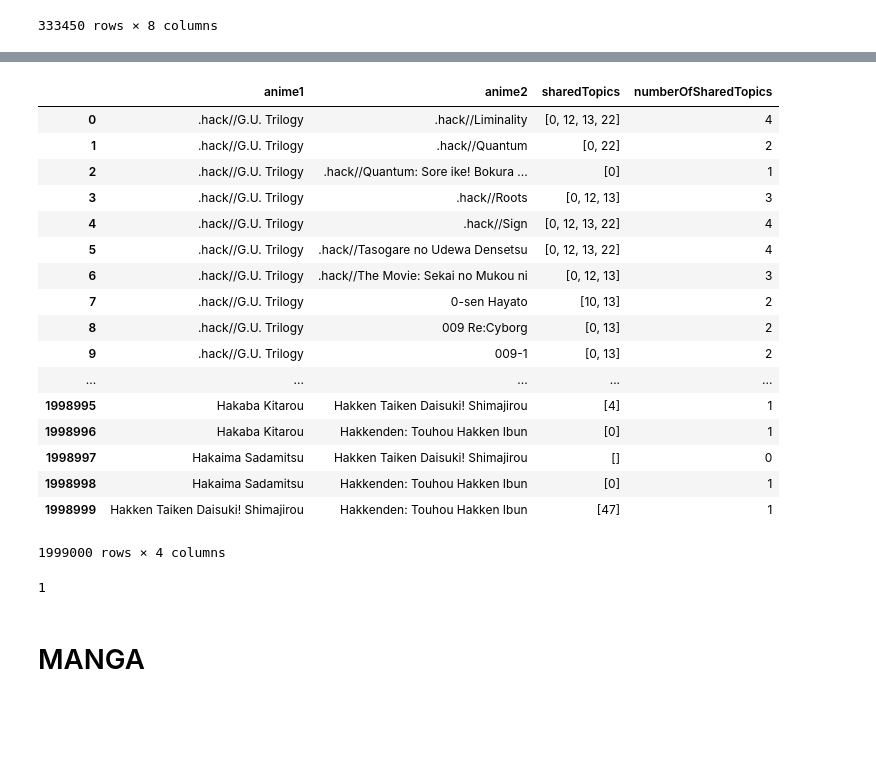
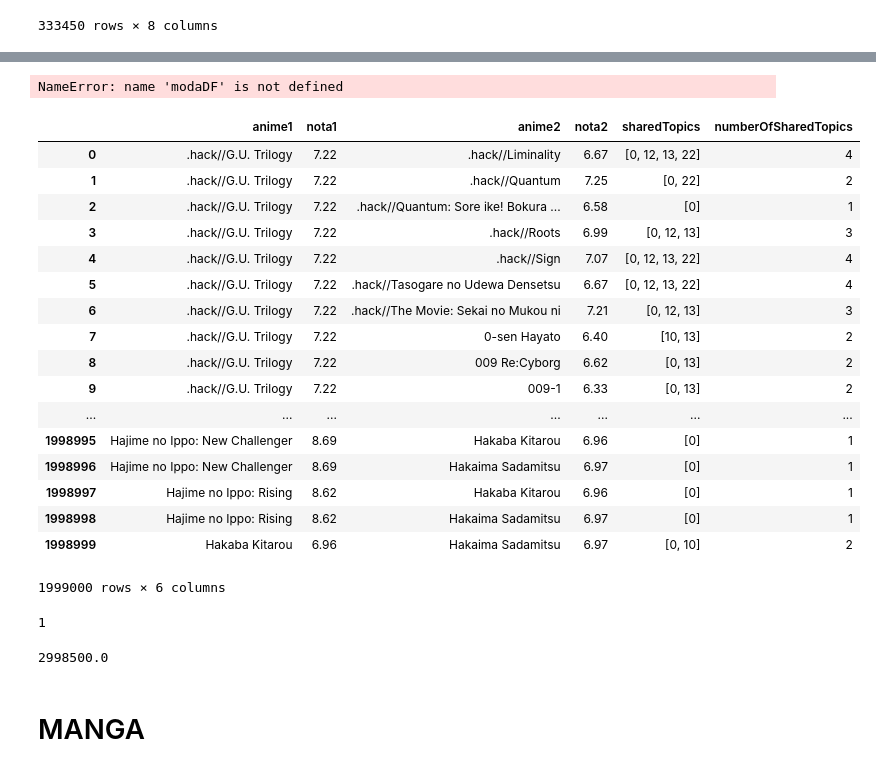
Before and after one commit to juanjorgegarcia/MAL-Social-Network-Analysis, a Jupyter notebook: Untitled.ipynb, the cells around one changed output, grey strips where cells are left out. Cells and saved outputs as stored; diff of their text form; code cells hidden in the pictures; blank space fills up the shorter version.

```diff
--- a/Untitled.ipynb
+++ b/Untitled.ipynb
@@ -141,24 +132,3 @@ for i in df2.iterrows():
 #             print(data)
             x.append(data)
 modaDF = pd.DataFrame(x)
-# %%
-modaDF
-# %% [output]
-|  | anime1 | anime2 | sharedTopics | numberOfSharedTopics |
-| 0 | .hack//G.U. Trilogy | .hack//Liminality | [0, 12, 13, 22] | 4 |
-| 1 | .hack//G.U. Trilogy | .hack//Quantum | [0, 22] | 2 |
-| 2 | .hack//G.U. Trilogy | .hack//Quantum: Sore ike! Bokura ... | [0] | 1 |
-| 3 | .hack//G.U. Trilogy | .hack//Roots | [0, 12, 13] | 3 |
-| 4 | .hack//G.U. Trilogy | .hack//Sign | [0, 12, 13, 22] | 4 |
-| 5 | .hack//G.U. Trilogy | .hack//Tasogare no Udewa Densetsu | [0, 12, 13, 22] | 4 |
-| 6 | .hack//G.U. Trilogy | .hack//The Movie: Sekai no Mukou ni | [0, 12, 13] | 3 |
-| 7 | .hack//G.U. Trilogy | 0-sen Hayato | [10, 13] | 2 |
-| 8 | .hack//G.U. Trilogy | 009 Re:Cyborg | [0, 13] | 2 |
-| 9 | .hack//G.U. Trilogy | 009-1 | [0, 13] | 2 |
-| ... | ... | ... | ... | ... |
-| 1998995 | Hakaba Kitarou | Hakken Taiken Daisuki! Shimajirou | [4] | 1 |
-| 1998996 | Hakaba Kitarou | Hakkenden: Touhou Hakken Ibun | [0] | 1 |
-| 1998997 | Hakaima Sadamitsu | Hakken Taiken Daisuki! Shimajirou | [] | 0 |
-| 1998998 | Hakaima Sadamitsu | Hakkenden: Touhou Hakken Ibun | [0] | 1 |
-| 1998999 | Hakken Taiken Daisuki! Shimajirou | Hakkenden: Touhou Hakken Ibun | [47] | 1 |
-1999000 rows × 4 columns
@@ -169 +135,28 @@ modaDF = pd.read_pickle('df')
+# %%
+modaDF.to_csv('modaDF2.csv', index=None)
+# %% [output]
+NameError: name 'modaDF' is not defined
+# %%
+modaDF2 = pd.read_csv('modaDF2.csv')
+# %%
+modaDF2
+# %% [output]
+|  | anime1 | nota1 | anime2 | nota2 | sharedTopics | numberOfSharedTopics |
+| 0 | .hack//G.U. Trilogy | 7.22 | .hack//Liminality | 6.67 | [0, 12, 13, 22] | 4 |
+| 1 | .hack//G.U. Trilogy | 7.22 | .hack//Quantum | 7.25 | [0, 22] | 2 |
+| 2 | .hack//G.U. Trilogy | 7.22 | .hack//Quantum: Sore ike! Bokura ... | 6.58 | [0] | 1 |
+| 3 | .hack//G.U. Trilogy | 7.22 | .hack//Roots | 6.99 | [0, 12, 13] | 3 |
+| 4 | .hack//G.U. Trilogy | 7.22 | .hack//Sign | 7.07 | [0, 12, 13, 22] | 4 |
+| 5 | .hack//G.U. Trilogy | 7.22 | .hack//Tasogare no Udewa Densetsu | 6.67 | [0, 12, 13, 22] | 4 |
+| 6 | .hack//G.U. Trilogy | 7.22 | .hack//The Movie: Sekai no Mukou ni | 7.21 | [0, 12, 13] | 3 |
+| 7 | .hack//G.U. Trilogy | 7.22 | 0-sen Hayato | 6.40 | [10, 13] | 2 |
+| 8 | .hack//G.U. Trilogy | 7.22 | 009 Re:Cyborg | 6.62 | [0, 13] | 2 |
+| 9 | .hack//G.U. Trilogy | 7.22 | 009-1 | 6.33 | [0, 13] | 2 |
+| ... | ... | ... | ... | ... | ... | ... |
+| 1998995 | Hajime no Ippo: New Challenger | 8.69 | Hakaba Kitarou | 6.96 | [0] | 1 |
+| 1998996 | Hajime no Ippo: New Challenger | 8.69 | Hakaima Sadamitsu | 6.97 | [0] | 1 |
+| 1998997 | Hajime no Ippo: Rising | 8.62 | Hakaba Kitarou | 6.96 | [0] | 1 |
+| 1998998 | Hajime no Ippo: Rising | 8.62 | Hakaima Sadamitsu | 6.97 | [0] | 1 |
+| 1998999 | Hakaba Kitarou | 6.96 | Hakaima Sadamitsu | 6.97 | [0, 10] | 2 |
+1999000 rows × 6 columns
 # %%
@@ -171,5 +163,0 @@ moda = modaDF.loc[:,"numberOfSharedTopics"].mode()
-# %%
-moda = int(moda)
-moda
-# %% [output]
-1
@@ -182,0 +164,9 @@ for i in range(len(modaDF.iterrows())):
+# %%
+moda2 = int(moda2)
+moda2
+# %% [output]
+1
+# %%
+modaDF2.size / 4
+# %% [output]
+2998500.0
```
Also changed, not shown: parts of 16 cells of this notebook.
